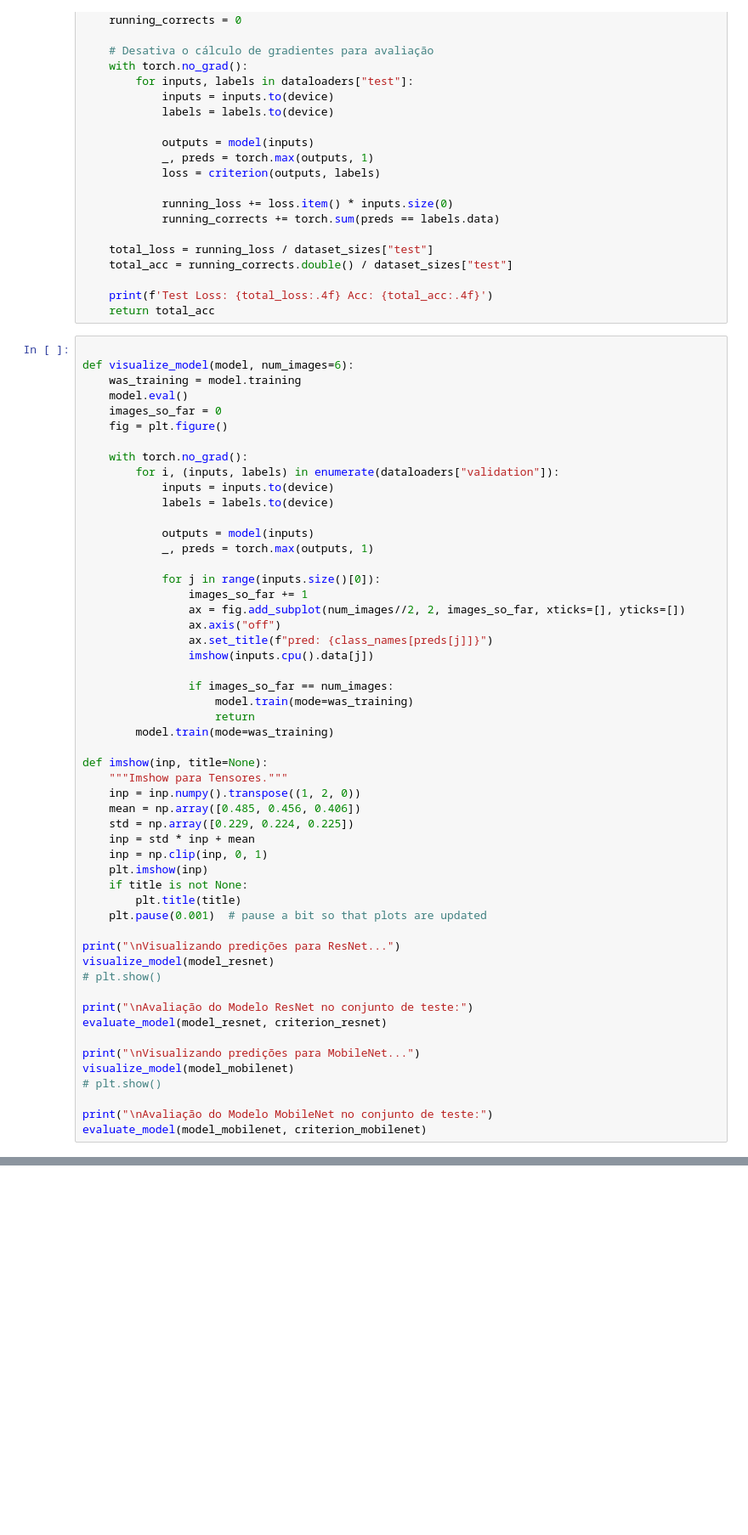
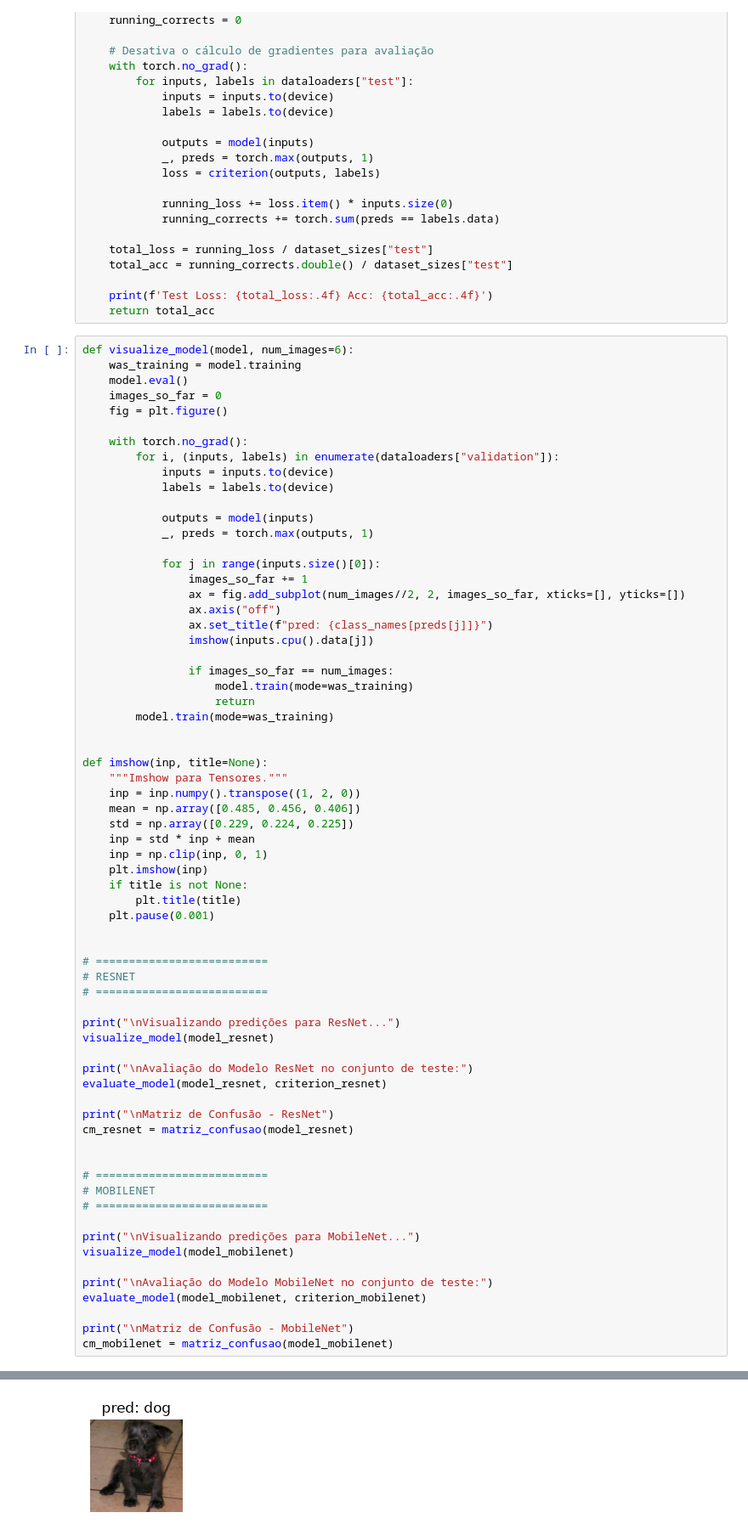
Before and after one commit to RicardoMachadoOFC/Deep-Learning-for-Cats-vs-Dogs-Classification, a Jupyter notebook: Neural_Networks/etapa3_cnnTransferLearning.ipynb, the cells around one changed output, grey strips where cells are left out. Shown at 85% size. Cells and saved outputs as stored; diff of their text form; blank space fills up the shorter version.

```diff
--- a/Neural_Networks/etapa3_cnnTransferLearning.ipynb
+++ b/Neural_Networks/etapa3_cnnTransferLearning.ipynb
@@ -335,7 +432,6 @@ def evaluate_model(model, criterion):
     print(f'Test Loss: {total_loss:.4f} Acc: {total_acc:.4f}')
     return total_acc
 # %%
-
 def visualize_model(model, num_images=6):
     was_training = model.training
     model.eval()
@@ -362,6 +458,7 @@ def visualize_model(model, num_images=6):
                     return
         model.train(mode=was_training)
 
+
 def imshow(inp, title=None):
     """Imshow para Tensores."""
     inp = inp.numpy().transpose((1, 2, 0))
@@ -372,18 +469,33 @@ def imshow(inp, title=None):
     plt.imshow(inp)
     if title is not None:
         plt.title(title)
-    plt.pause(0.001)  # pause a bit so that plots are updated
+    plt.pause(0.001)
+
+
+# ==========================
+# RESNET
+# ==========================
 
 print("\nVisualizando predições para ResNet...")
 visualize_model(model_resnet)
-# plt.show()
 
 print("\nAvaliação do Modelo ResNet no conjunto de teste:")
 evaluate_model(model_resnet, criterion_resnet)
 
+print("\nMatriz de Confusão - ResNet")
+cm_resnet = matriz_confusao(model_resnet)
+
+
+# ==========================
+# MOBILENET
+# ==========================
+
 print("\nVisualizando predições para MobileNet...")
 visualize_model(model_mobilenet)
-# plt.show()
 
 print("\nAvaliação do Modelo MobileNet no conjunto de teste:")
 evaluate_model(model_mobilenet, criterion_mobilenet)
+
+print("\nMatriz de Confusão - MobileNet")
+cm_mobilenet = matriz_confusao(model_mobilenet)
+# %% [output]
@@ -389,0 +503 @@ evaluate_model(model_mobilenet, criterion_mobilenet)
+[figure, added]
```
Also changed, not shown: parts of 7 cells of this notebook, 4 other files.
